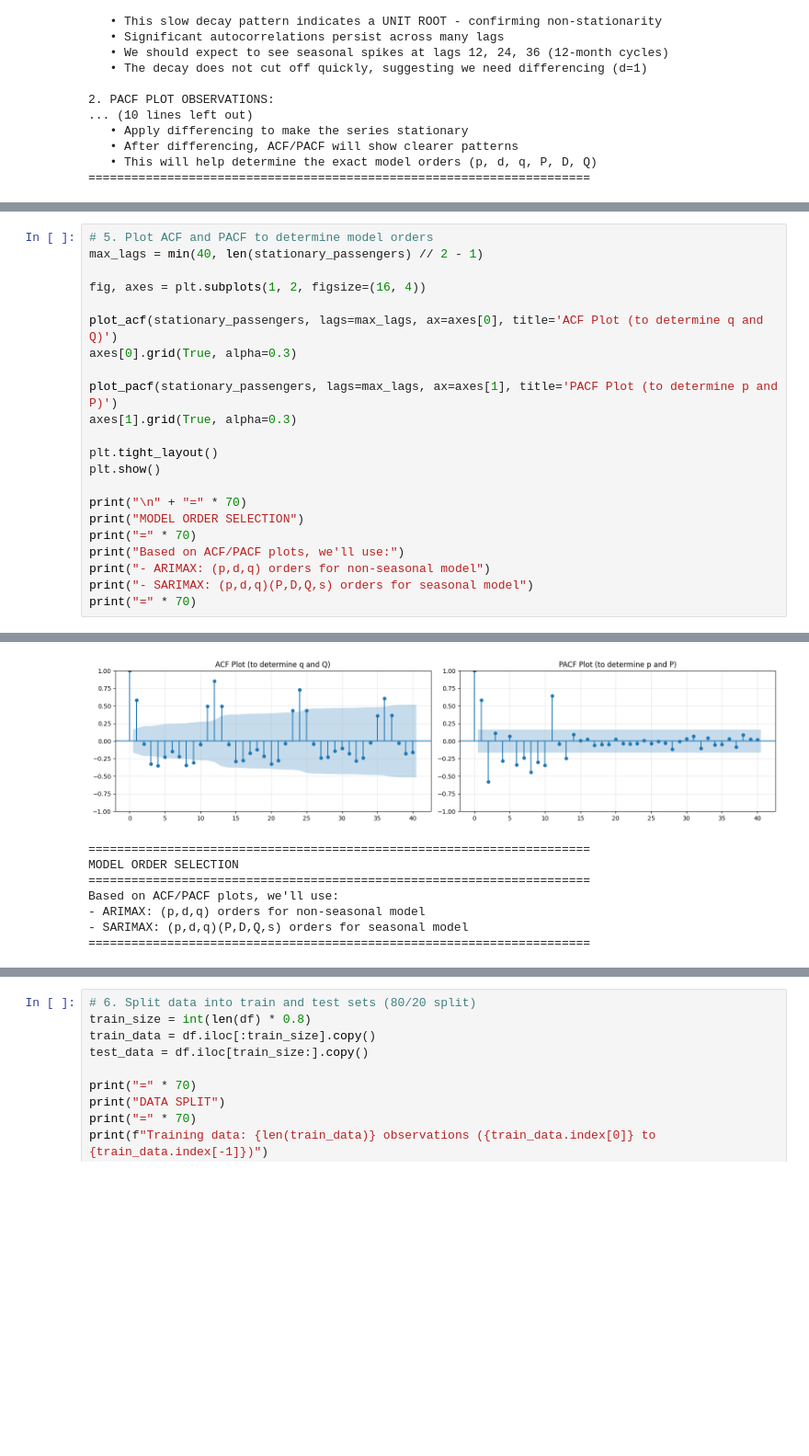
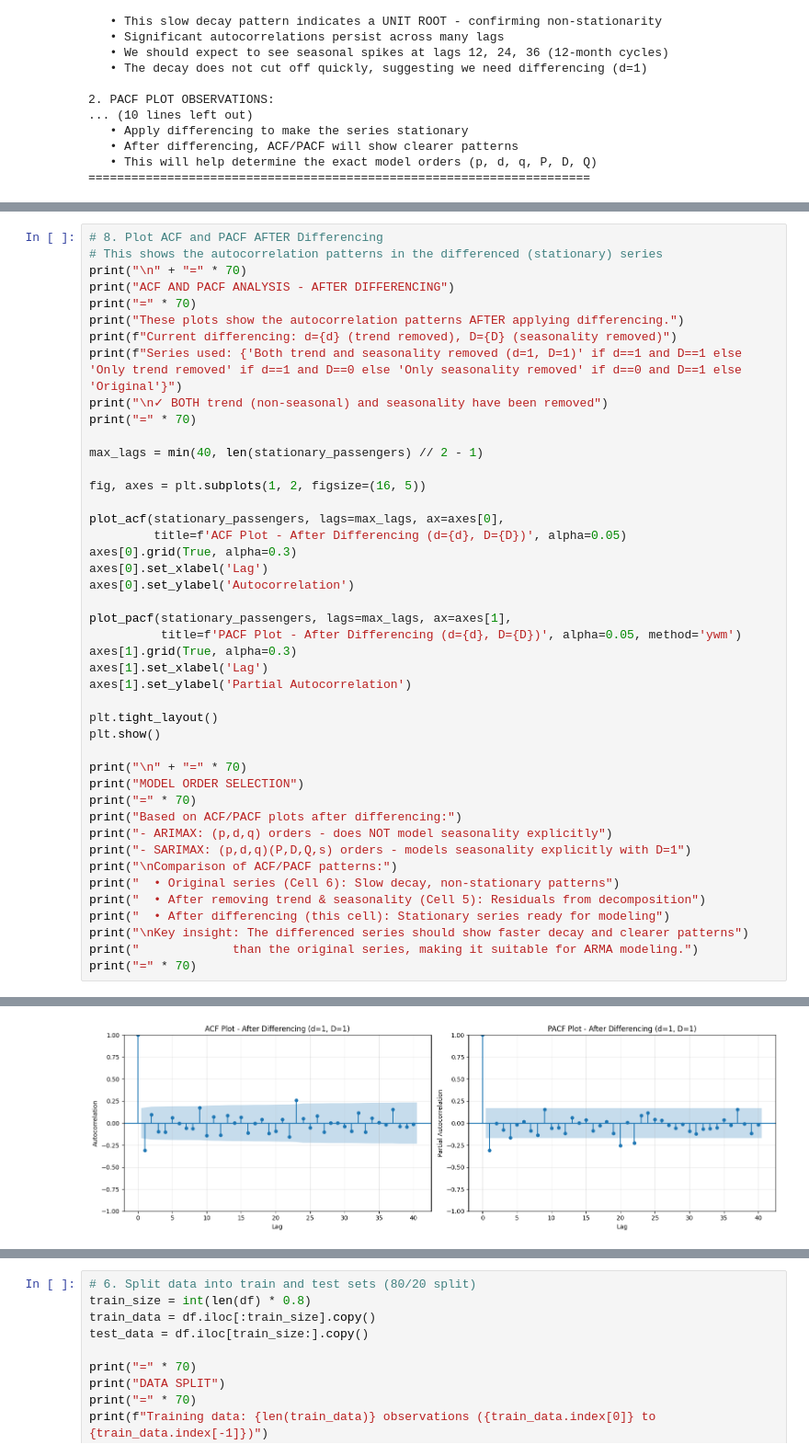
Before and after one commit to Andy12-14/Time_Series_Project, a Jupyter notebook: Practical_part/ARIMAX_vs_SARIMAX.ipynb, the cells around one changed output, grey strips where cells are left out. Shown at 92% size. Drawn from its saved outputs; the diff is of its cells as text; blank space fills up the shorter version.

```diff
--- a/Practical_part/ARIMAX_vs_SARIMAX.ipynb
+++ b/Practical_part/ARIMAX_vs_SARIMAX.ipynb
@@ -398,16 +548,32 @@ Final differencing orders for Passengers: d=1, D=0
 Using differenced exogenous variable
 ======================================================================
 # %%
-# 5. Plot ACF and PACF to determine model orders
+# 8. Plot ACF and PACF AFTER Differencing
+# This shows the autocorrelation patterns in the differenced (stationary) series
+print("\n" + "=" * 70)
+print("ACF AND PACF ANALYSIS - AFTER DIFFERENCING")
+print("=" * 70)
+print("These plots show the autocorrelation patterns AFTER applying differencing.")
+print(f"Current differencing: d={d} (trend removed), D={D} (seasonality removed)")
+print(f"Series used: {'Both trend and seasonality removed (d=1, D=1)' if d==1 and D==1 else 'Only trend removed' if d==1 and D==0 else 'Only seasonality removed' if d==0 and D==1 else 'Original'}")
+print("\n✓ BOTH trend (non-seasonal) and seasonality have been removed")
+print("=" * 70)
+
 max_lags = min(40, len(stationary_passengers) // 2 - 1)
 
-fig, axes = plt.subplots(1, 2, figsize=(16, 4))
+fig, axes = plt.subplots(1, 2, figsize=(16, 5))
 
-plot_acf(stationary_passengers, lags=max_lags, ax=axes[0], title='ACF Plot (to determine q and Q)')
+plot_acf(stationary_passengers, lags=max_lags, ax=axes[0],
+         title=f'ACF Plot - After Differencing (d={d}, D={D})', alpha=0.05)
 axes[0].grid(True, alpha=0.3)
+axes[0].set_xlabel('Lag')
+axes[0].set_ylabel('Autocorrelation')
 
-plot_pacf(stationary_passengers, lags=max_lags, ax=axes[1], title='PACF Plot (to determine p and P)')
+plot_pacf(stationary_passengers, lags=max_lags, ax=axes[1],
+          title=f'PACF Plot - After Differencing (d={d}, D={D})', alpha=0.05, method='ywm')
 axes[1].grid(True, alpha=0.3)
+axes[1].set_xlabel('Lag')
+axes[1].set_ylabel('Partial Autocorrelation')
 
 plt.tight_layout()
 plt.show()
@@ -415,8 +581,14 @@ plt.show()
 print("\n" + "=" * 70)
 print("MODEL ORDER SELECTION")
 print("=" * 70)
-print("Based on ACF/PACF plots, we'll use:")
-print("- ARIMAX: (p,d,q) orders for non-seasonal model")
-print("- SARIMAX: (p,d,q)(P,D,Q,s) orders for seasonal model")
+print("Based on ACF/PACF plots after differencing:")
+print("- ARIMAX: (p,d,q) orders - does NOT model seasonality explicitly")
+print("- SARIMAX: (p,d,q)(P,D,Q,s) orders - models seasonality explicitly with D=1")
+print("\nComparison of ACF/PACF patterns:")
+print("  • Original series (Cell 6): Slow decay, non-stationary patterns")
+print("  • After removing trend & seasonality (Cell 5): Residuals from decomposition")
+print("  • After differencing (this cell): Stationary series ready for modeling")
+print("\nKey insight: The differenced series should show faster decay and clearer patterns")
+print("             than the original series, making it suitable for ARMA modeling.")
 print("=" * 70)
 # %% [output]
@@ -423,8 +604 @@ print("=" * 70)
-[figure, old version]
+[figure, new version]
-======================================================================
-MODEL ORDER SELECTION
-======================================================================
-Based on ACF/PACF plots, we'll use:
-- ARIMAX: (p,d,q) orders for non-seasonal model
-- SARIMAX: (p,d,q)(P,D,Q,s) orders for seasonal model
-======================================================================
```
Also changed, not shown: parts of 15 cells of this notebook, 7 other files.
